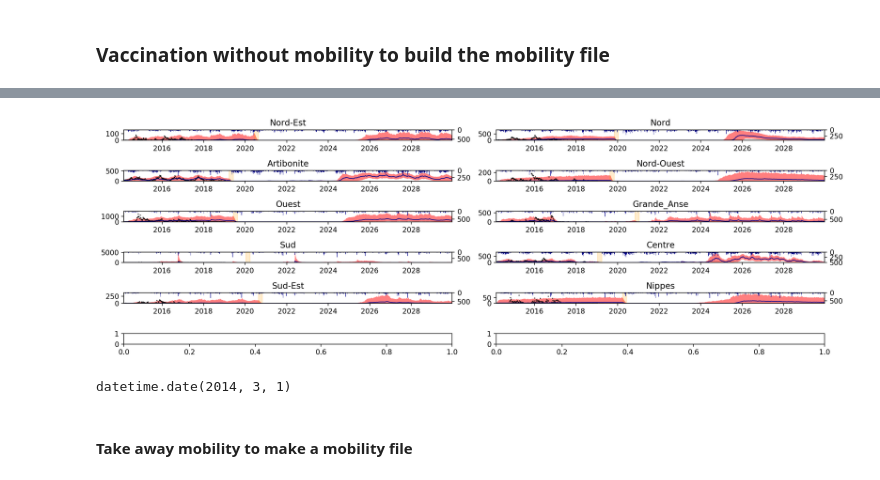
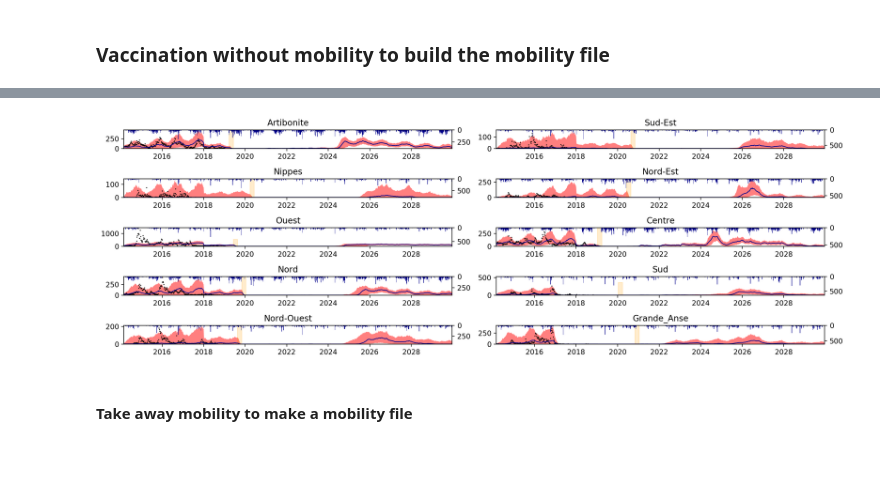
Before and after one commit to jcblemai/haiti-mass-ocv-campaign, a Jupyter notebook: forecast.ipynb, the cells around one changed output, grey strips where cells are left out. Saved outputs shown, nothing was run; the diff lists cells and outputs as text; code cells hidden in the pictures.

```diff
--- a/forecast.ipynb
+++ b/forecast.ipynb
@@ -177,9 +187,9 @@ params_disp
 # %%
-ti = input_parameters['t_start']
+# ti = input_parameters['t_start']
 tf = input_parameters['t_end']
-#tf = t_for
+tf = t_for
 
-fig, axes = plt.subplots((len(dept_avail))//2+1, 2, figsize=(10,5), squeeze = True, dpi = 200);
+fig, axes = plt.subplots((len(dept_avail))//2, 2, figsize=(15,15), squeeze = True, dpi = 200);
 fig.patch.set_facecolor('white')
 axes = axes.flatten();
 for i, dp in enumerate(dept_avail):
@@ -203,21 +212,0 @@ fig.tight_layout()
-# %%
-ti = input_parameters['t_start']
-tf = input_parameters['t_end']
-#tf = t_for
-
-fig, axes = plt.subplots(1, 1, figsize=(10,15), squeeze = True, dpi = 200);
-fig.patch.set_facecolor('white')
-
-axes.plot(cases[dp][t_start:][ti:tf], marker='.', linestyle='-',color='k', linewidth=1, markersize=1 )
-    axes[i].fill_between(all_data[dp]['cases']['q05'][ti:tf].index, all_data[dp]['cases']['q05'][ti:tf], all_data[dp]['cases']['q95'][ti:tf], alpha = .5, color = 'red', linewidth = 0)
-    axes[i].plot(all_data[dp]['cases']['q50'][ti:tf], alpha = 1,linestyle='-', linewidth = 1, color = 'darkblue')
-    axt.bar(pd.date_range(ti,tf, freq='W-SAT').date, rain[dp].resample('W-SAT').sum()[ti:tf], label = r'Rainfall', color = 'darkblue', width=7, alpha = 1)
-
-    axes[i].set_title(dp)
-    axes[i].set_ylim(0)
-    axt.set_ylim(4*max(rain[dp].resample('W-SAT').sum()[t_start:t_for]),0) # check if only reverse y
-    axes[i].set_xlim(ti, tf)
-    #axes[i].legend()
-
-fig.autofmt_xdate()
-fig.tight_layout()
@@ -226,10 +213,10 @@ IndentationError: unexpected indent (<ipython-input-85-b499be033774>, line 9)
 # %% [markdown]
 ### Repartition in the differents compartiments for one departement
 # %%
-dp = 'Artibonite'
+dp = 'Nord-Est'
 ti = input_parameters['t_start']
 tf = input_parameters['t_end']
-#tf = t_for
+tf = t_for
 fig, axes = plt.subplots((len(compartments))//5, 6, figsize=(20,15), squeeze = True);
 axes = axes.flatten();
 for i, comp in enumerate(compartments):
@@ -246,8 +231,8 @@ fig.tight_layout()
 # %% [markdown]
 #### Vaccination scenario
 # %%
-scenario = S4
-scenario_str = 'S4'
+scenario = S25
+scenario_str = 'S25'
 # %% [markdown]
 ### Vaccination without mobility to build the mobility file
 # %%
@@ -262,43 +265,39 @@ ti = input_parameters['t_start']
 #ti = input_parameters['t_end']
 tf = t_for
 
-fig, axes = plt.subplots((len(all_data))//2+1, 2, figsize=(15,5), squeeze = True, dpi = 200);
+fig, axes = plt.subplots((len(all_data))//2, 2, figsize=(15,5), squeeze = True, dpi = 200);
 axes = axes.flatten();
 fig.patch.set_facecolor('white')
 
 for i, dp in enumerate(dept_avail):
     axt =  axes[i].twinx()
     axes[i].plot(cases[dp][ti:tf], marker='.', linestyle='-',color='k', linewidth=0, markersize=1 )
 
     axes[i].fill_between(all_data_vacc[dp]['cases']['q05'][ti:tf].index, all_data_vacc[dp]['cases']['q05'][ti:tf], all_data_vacc[dp]['cases']['q95'][ti:tf], alpha = .5, color = 'red', linewidth = 0)
     axes[i].plot(all_data_vacc[dp]['cases']['q50'][ti:tf], alpha = 1,linestyle='-', linewidth = 1, color = 'darkblue')
     axt.bar(pd.date_range(t_start,t_for, freq='W-SAT').date, rain[dp].resample('W-SAT').sum()[t_start:t_for],
                 label = r'Rainfall', color = 'darkblue', width=7, alpha = 1)
 
     axes[i].set_title(dp)
     axes[i].set_ylim(0)
     axt.set_ylim(2*max(rain[dp].resample('W-SAT').sum()[t_start:t_for]),0) # check if only reverse y
     axes[i].set_xlim(ti, tf)
     # convert to matplotlib date representation
     start = mdates.date2num(scenario.t_vacc_start[dp])
     end = mdates.date2num(scenario.t_vacc_end[dp])
     width = end - start
     rect = Rectangle((start, 0), width, 100+max(all_data_vacc[dp]['cases']['q95']), color='orange', alpha= 0.1)
     axes[i].add_patch(rect)
     axes[i].add_artist(rect)
     rx, ry = rect.get_xy()
     cx = rx + rect.get_width()/2.0
     cy = ry + rect.get_height()/1.5
     #axes[i].annotate(r'Vaccination', (cx, cy), color='black',# weight='bold',
     #            fontsize=12, ha='center', va='center', rotation='vertical')
 
 fig.tight_layout()
 # %% [output]
-[figure, old version]
+[figure, new version]
-# %%
-input_parameters['t_start']
-# %% [output]
-datetime.date(2014, 3, 1)
 # %% [markdown]
 #### Take away mobility to make a mobility file
 # %%
```
Also changed, not shown: parts of 24 cells of this notebook, 4 other files.
